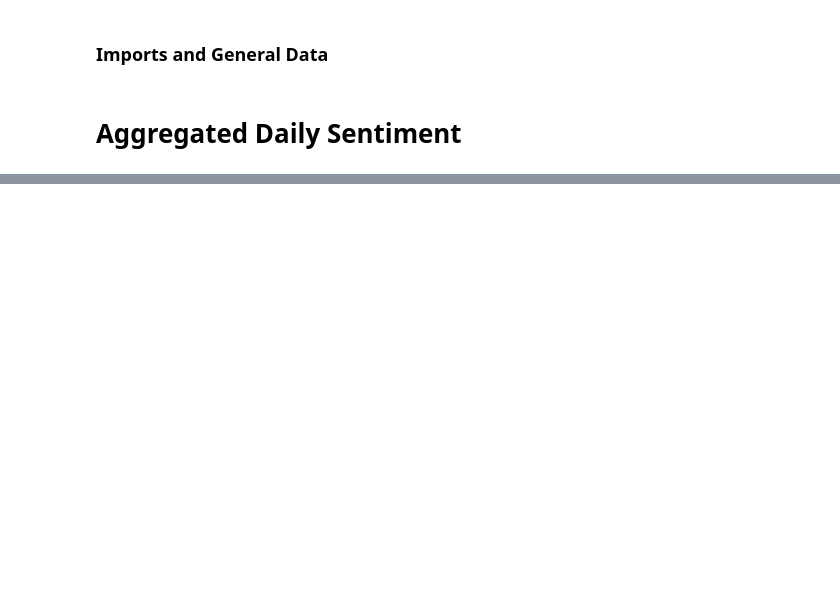
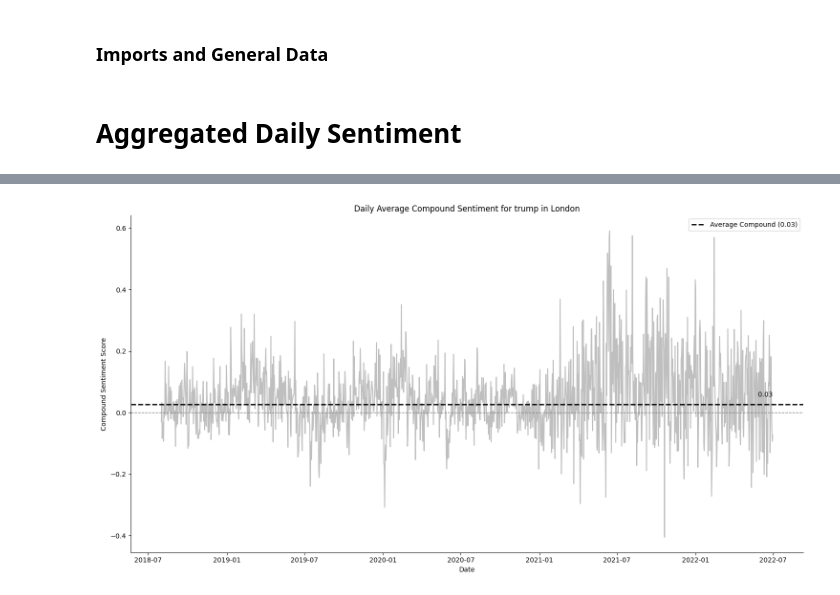
Before and after one commit to lgiesen/twitter-sentiment-analysis-politicians, a Jupyter notebook: analysis-events.ipynb, the cells around one changed output, grey strips where cells are left out. Saved outputs shown, nothing was run; the diff lists cells and outputs as text; code cells hidden in the pictures; blank space fills up the shorter version.

Commit message:
:sparkels: president sentiment by country preprocessing

```diff
--- a/analysis-events.ipynb
+++ b/analysis-events.ipynb
@@ -13,2 +14,4 @@ from main import get_files, get_data, export_data
 # %% [markdown]
 # Aggregated Daily Sentiment
+# %%
+data = pd.read_pickle(f'{data_path}ai-generated/trump.csv.pkl')
@@ -31,0 +30,12 @@ trump[['created_timestamp']]
+# %%
+def add_day_and_get_daily_sentiment(data):
+    # Group the data by day and calculate the average 'Compound' value
+    # convert to datetime
+    data['created_at'] = pd.to_datetime(data['created_at'])
+    data['day'] = data['created_at'].dt.date
+    daily_sentiment = data.groupby('day')['Compound'].mean().reset_index()
+    return data, daily_sentiment
+# %%
+def get_compound_mean(data):
+    assert 'Compound' in data.columns
+    return data['Compound'].mean()
@@ -31,0 +91,18 @@ trump[['created_timestamp']]
+# %%
+def visualize_daily_sentiment(filepath, title, significant_points=None):
+    data =  pd.read_pickle(filepath)
+    data, daily_sentiment = add_day_and_get_daily_sentiment(data)
+    average_compound = get_compound_mean(data)
+    if significant_points:
+        significant_points = [pd.to_datetime(significant_points).date()]
+    plot_sentiment_with_highlights_and_timeframes(daily_sentiment,
+                                              title,
+                                              significant_points=significant_points,
+                                              colors=colors,
+                                              average_compound=average_compound)
+# %%
+city = cities [2]
+president = presidents[0]
+visualize_daily_sentiment(f'{data_path}ai-generated/{president}-{city}.csv.pkl', f'Daily Average Compound Sentiment for {president.capitalize()} in {city}', save_path=f'visualizations/{president}-{city}.png')
+# %% [output]
+[figure, added]
```
Also changed, not shown: parts of 12 cells of this notebook, 8 other files.
